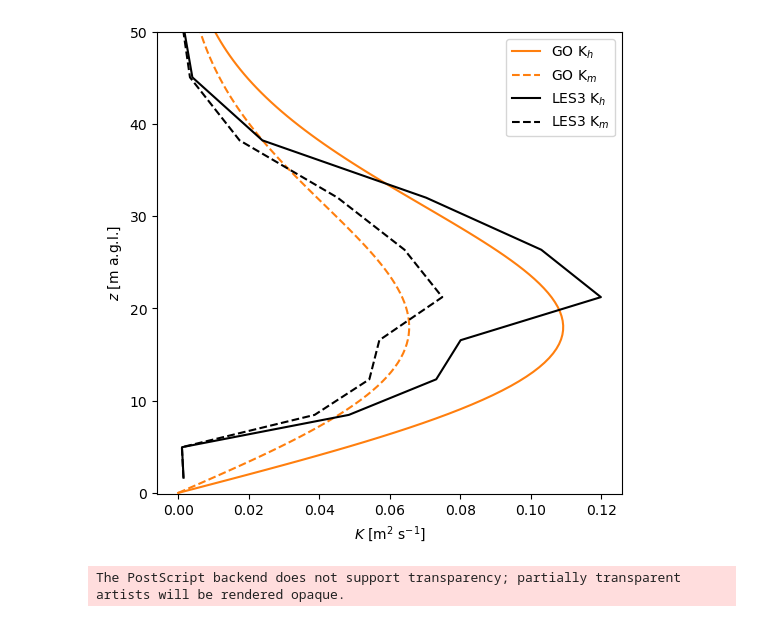
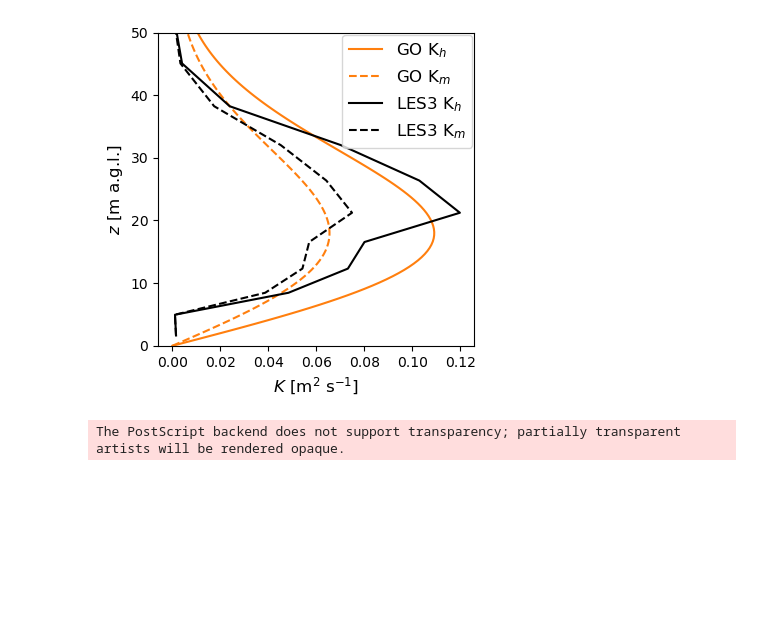
Before and after one commit to adconnolly/SlopeFlow, a Jupyter notebook: analysis/plot_profiles_diffusivities.ipynb, the cells around one changed output. Drawn from its saved outputs; the diff is of its cells as text; code cells hidden in the pictures; blank space fills up the shorter version.

```diff
--- a/analysis/plot_profiles_diffusivities.ipynb
+++ b/analysis/plot_profiles_diffusivities.ipynb
@@ -63,9 +64,9 @@ Km = Pr*Kh
 try:
     del(fig, axs)
     print("deleted old figure")
-    fig, axs = plt.subplots( 1, 1, figsize=(6, 6) )
+    fig, axs = plt.subplots( 1, 1, figsize=(4, 4) )
 except:
-    fig, axs = plt.subplots( 1, 1, figsize=(6, 6) )
+    fig, axs = plt.subplots( 1, 1, figsize=(4, 4) )
 
 slope=3*np.pi/180.
 
@@ -80,11 +81,11 @@ axs.plot( Km_wrf, z, 'k', linestyle = '--', label = r'LES3 K$_m$' )
 # %%
 axs.set_ylim( (-.1, ztop) )
-axs.legend()
-axs.set_ylabel(r"$z$ [m a.g.l.]")
-axs.set_xlabel(r'$K$ [m$^2$ s$^{-1}$]')
-
+axs.legend(fontsize=12,loc='upper right',bbox_to_anchor=(1.02, 1.02))
+axs.set_ylabel(r"$z$ [m a.g.l.]",size=12)
+axs.set_xlabel(r'$K$ [m$^2$ s$^{-1}$]',size=12)
+fig.tight_layout()
 
 fig
 # %% [output]
-[figure, old version]
+[figure, new version]
 # %%
```
Also changed, not shown: parts of 3 cells of this notebook, 8 other files.
